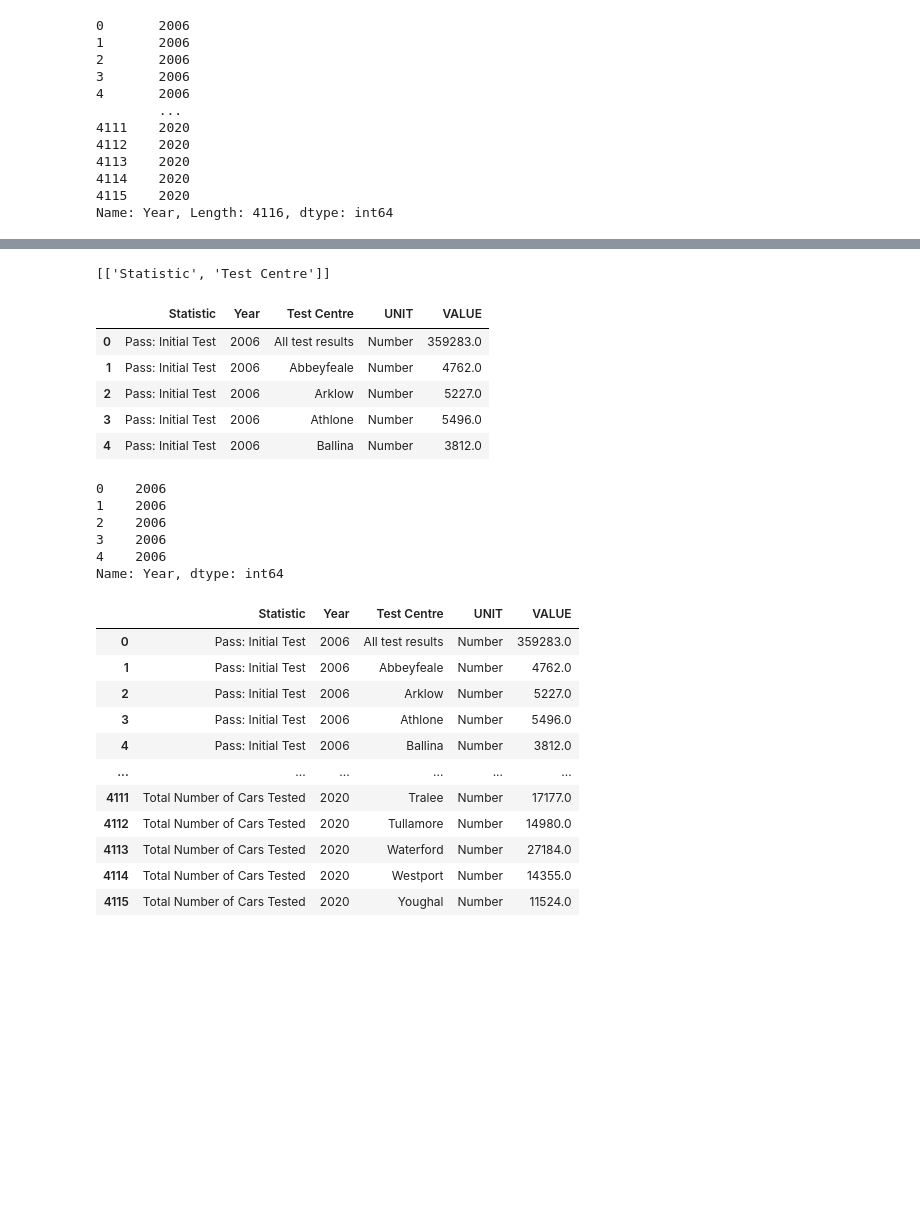
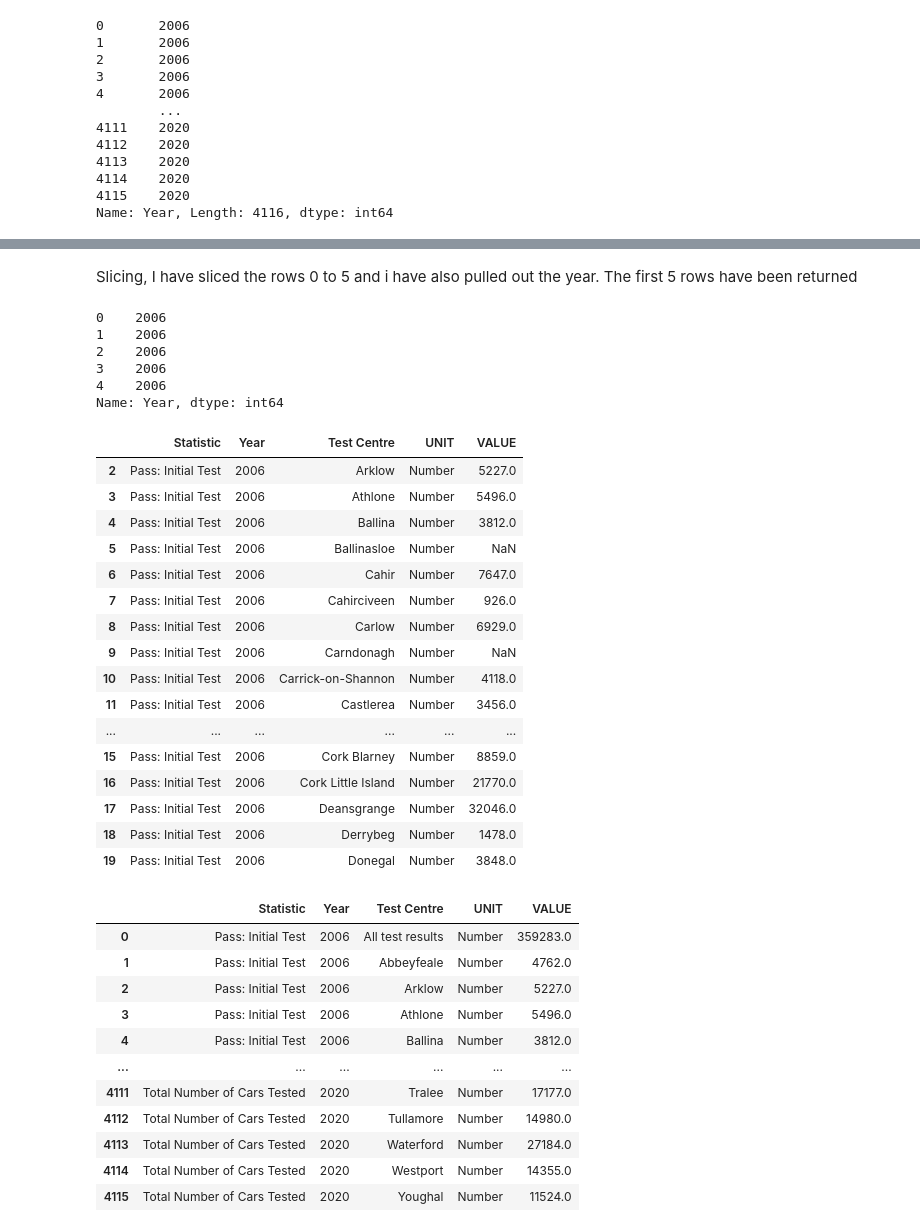
Before and after one commit to hartyl1/UCDPA_harty, a Jupyter notebook: Copy_of_Copy_of_Untitled12.ipynb, the cells around one changed output, grey strips where cells are left out. Drawn from its saved outputs; the diff is of its cells as text; code cells hidden in the pictures; blank space fills up the shorter version.

```diff
--- a/Copy_of_Copy_of_Untitled12.ipynb
+++ b/Copy_of_Copy_of_Untitled12.ipynb
@@ -94,2 +94,2 @@ list_of_columns = [['Statistic','Test Centre']]
 # %%
-nct = list_of_columns
+nct[list_of_columns]
@@ -96,13 +109,0 @@ nct = list_of_columns
-# %%
-nct
-# %% [output]
-[['Statistic', 'Test Centre']]
-# %%
-nct[0:5]
-# %% [output]
-|  | Statistic | Year | Test Centre | UNIT | VALUE |
-| 0 | Pass: Initial Test | 2006 | All test results | Number | 359283.0 |
-| 1 | Pass: Initial Test | 2006 | Abbeyfeale | Number | 4762.0 |
-| 2 | Pass: Initial Test | 2006 | Arklow | Number | 5227.0 |
-| 3 | Pass: Initial Test | 2006 | Athlone | Number | 5496.0 |
-| 4 | Pass: Initial Test | 2006 | Ballina | Number | 3812.0 |
@@ -112,3 +110,5 @@ indexing
+# %% [markdown]
+Slicing, I have sliced the rows 0 to 5 and i have also pulled out the year.  The first 5 rows have been returned
 # %%
 nct[0:5]['Year']
 # %% [output]
@@ -121,3 +123,23 @@ Name: Year, dtype: int64
+# %%
+nct.iloc[2:20]
+# %% [output]
+|  | Statistic | Year | Test Centre | UNIT | VALUE |
+| 2 | Pass: Initial Test | 2006 | Arklow | Number | 5227.0 |
+| 3 | Pass: Initial Test | 2006 | Athlone | Number | 5496.0 |
+| 4 | Pass: Initial Test | 2006 | Ballina | Number | 3812.0 |
+| 5 | Pass: Initial Test | 2006 | Ballinasloe | Number | NaN |
+| 6 | Pass: Initial Test | 2006 | Cahir | Number | 7647.0 |
+| 7 | Pass: Initial Test | 2006 | Cahirciveen | Number | 926.0 |
+| 8 | Pass: Initial Test | 2006 | Carlow | Number | 6929.0 |
+| 9 | Pass: Initial Test | 2006 | Carndonagh | Number | NaN |
+| 10 | Pass: Initial Test | 2006 | Carrick-on-Shannon | Number | 4118.0 |
+| 11 | Pass: Initial Test | 2006 | Castlerea | Number | 3456.0 |
+| ... | ... | ... | ... | ... | ... |
+| 15 | Pass: Initial Test | 2006 | Cork Blarney | Number | 8859.0 |
+| 16 | Pass: Initial Test | 2006 | Cork Little Island | Number | 21770.0 |
+| 17 | Pass: Initial Test | 2006 | Deansgrange | Number | 32046.0 |
+| 18 | Pass: Initial Test | 2006 | Derrybeg | Number | 1478.0 |
+| 19 | Pass: Initial Test | 2006 | Donegal | Number | 3848.0 |
 # %%
 nct
 # %% [output]
```
Also changed, not shown: parts of 6 cells of this notebook.
